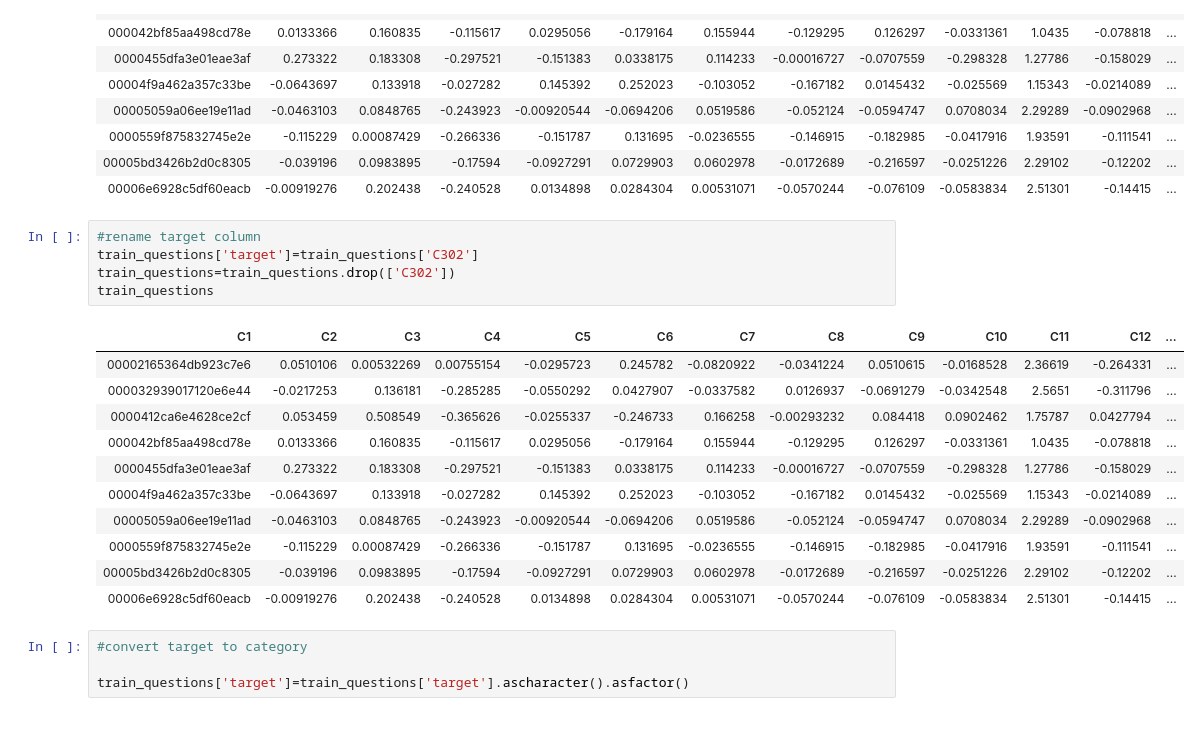
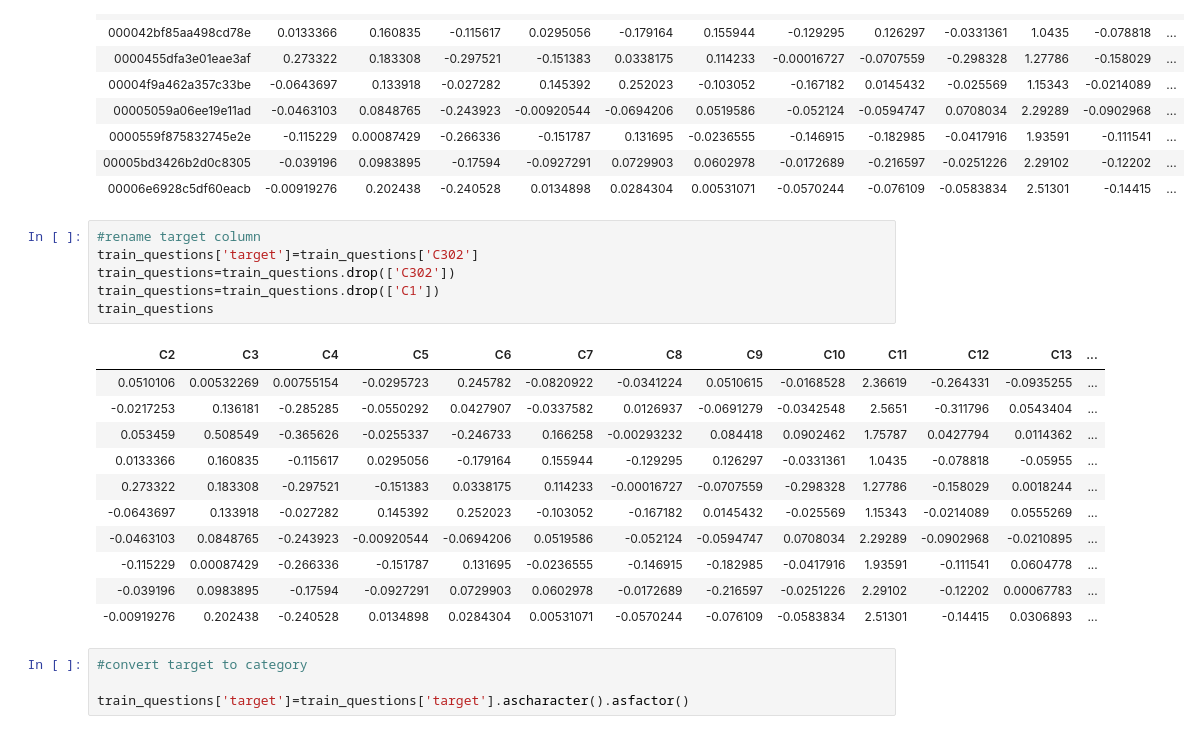
Before and after one commit to Lan131/2019-2020-ML, a Jupyter notebook: NLP.ipynb, the cells around one changed output. Saved outputs shown, nothing was run; the diff lists cells and outputs as text.

```diff
--- a/NLP.ipynb
+++ b/NLP.ipynb
@@ -132,20 +124,21 @@ Parse progress: |█████████████████████
 # %%
 #rename target column
 train_questions['target']=train_questions['C302']
 train_questions=train_questions.drop(['C302'])
+train_questions=train_questions.drop(['C1'])
 train_questions
 # %% [output]
-| C1 | C2 | C3 | C4 | C5 | C6 | C7 | C8 | C9 | C10 | C11 | C12 | ... |
-| 00002165364db923c7e6 | 0.0510106 | 0.00532269 | 0.00755154 | -0.0295723 | 0.245782 | -0.0820922 | -0.0341224 | 0.0510615 | -0.0168528 | 2.36619 | -0.264331 | ... |
-| 000032939017120e6e44 | -0.0217253 | 0.136181 | -0.285285 | -0.0550292 | 0.0427907 | -0.0337582 | 0.0126937 | -0.0691279 | -0.0342548 | 2.5651 | -0.311796 | ... |
-| 0000412ca6e4628ce2cf | 0.053459 | 0.508549 | -0.365626 | -0.0255337 | -0.246733 | 0.166258 | -0.00293232 | 0.084418 | 0.0902462 | 1.75787 | 0.0427794 | ... |
-| 000042bf85aa498cd78e | 0.0133366 | 0.160835 | -0.115617 | 0.0295056 | -0.179164 | 0.155944 | -0.129295 | 0.126297 | -0.0331361 | 1.0435 | -0.078818 | ... |
-| 0000455dfa3e01eae3af | 0.273322 | 0.183308 | -0.297521 | -0.151383 | 0.0338175 | 0.114233 | -0.00016727 | -0.0707559 | -0.298328 | 1.27786 | -0.158029 | ... |
-| 00004f9a462a357c33be | -0.0643697 | 0.133918 | -0.027282 | 0.145392 | 0.252023 | -0.103052 | -0.167182 | 0.0145432 | -0.025569 | 1.15343 | -0.0214089 | ... |
-| 00005059a06ee19e11ad | -0.0463103 | 0.0848765 | -0.243923 | -0.00920544 | -0.0694206 | 0.0519586 | -0.052124 | -0.0594747 | 0.0708034 | 2.29289 | -0.0902968 | ... |
-| 0000559f875832745e2e | -0.115229 | 0.00087429 | -0.266336 | -0.151787 | 0.131695 | -0.0236555 | -0.146915 | -0.182985 | -0.0417916 | 1.93591 | -0.111541 | ... |
-| 00005bd3426b2d0c8305 | -0.039196 | 0.0983895 | -0.17594 | -0.0927291 | 0.0729903 | 0.0602978 | -0.0172689 | -0.216597 | -0.0251226 | 2.29102 | -0.12202 | ... |
-| 00006e6928c5df60eacb | -0.00919276 | 0.202438 | -0.240528 | 0.0134898 | 0.0284304 | 0.00531071 | -0.0570244 | -0.076109 | -0.0583834 | 2.51301 | -0.14415 | ... |
+| C2 | C3 | C4 | C5 | C6 | C7 | C8 | C9 | C10 | C11 | C12 | C13 | ... |
+| 0.0510106 | 0.00532269 | 0.00755154 | -0.0295723 | 0.245782 | -0.0820922 | -0.0341224 | 0.0510615 | -0.0168528 | 2.36619 | -0.264331 | -0.0935255 | ... |
+| -0.0217253 | 0.136181 | -0.285285 | -0.0550292 | 0.0427907 | -0.0337582 | 0.0126937 | -0.0691279 | -0.0342548 | 2.5651 | -0.311796 | 0.0543404 | ... |
+| 0.053459 | 0.508549 | -0.365626 | -0.0255337 | -0.246733 | 0.166258 | -0.00293232 | 0.084418 | 0.0902462 | 1.75787 | 0.0427794 | 0.0114362 | ... |
+| 0.0133366 | 0.160835 | -0.115617 | 0.0295056 | -0.179164 | 0.155944 | -0.129295 | 0.126297 | -0.0331361 | 1.0435 | -0.078818 | -0.05955 | ... |
+| 0.273322 | 0.183308 | -0.297521 | -0.151383 | 0.0338175 | 0.114233 | -0.00016727 | -0.0707559 | -0.298328 | 1.27786 | -0.158029 | 0.0018244 | ... |
+| -0.0643697 | 0.133918 | -0.027282 | 0.145392 | 0.252023 | -0.103052 | -0.167182 | 0.0145432 | -0.025569 | 1.15343 | -0.0214089 | 0.0555269 | ... |
+| -0.0463103 | 0.0848765 | -0.243923 | -0.00920544 | -0.0694206 | 0.0519586 | -0.052124 | -0.0594747 | 0.0708034 | 2.29289 | -0.0902968 | -0.0210895 | ... |
+| -0.115229 | 0.00087429 | -0.266336 | -0.151787 | 0.131695 | -0.0236555 | -0.146915 | -0.182985 | -0.0417916 | 1.93591 | -0.111541 | 0.0604778 | ... |
+| -0.039196 | 0.0983895 | -0.17594 | -0.0927291 | 0.0729903 | 0.0602978 | -0.0172689 | -0.216597 | -0.0251226 | 2.29102 | -0.12202 | 0.00067783 | ... |
+| -0.00919276 | 0.202438 | -0.240528 | 0.0134898 | 0.0284304 | 0.00531071 | -0.0570244 | -0.076109 | -0.0583834 | 2.51301 | -0.14415 | 0.0306893 | ... |
 # %%
 #convert target to category
 
```
Also changed, not shown: parts of 31 cells of this notebook.
